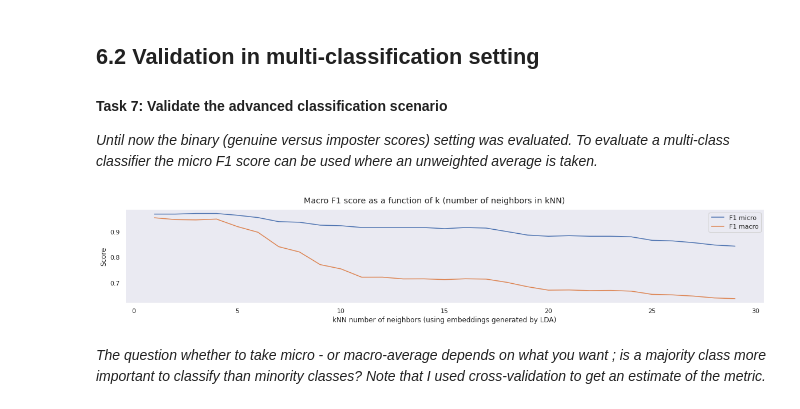
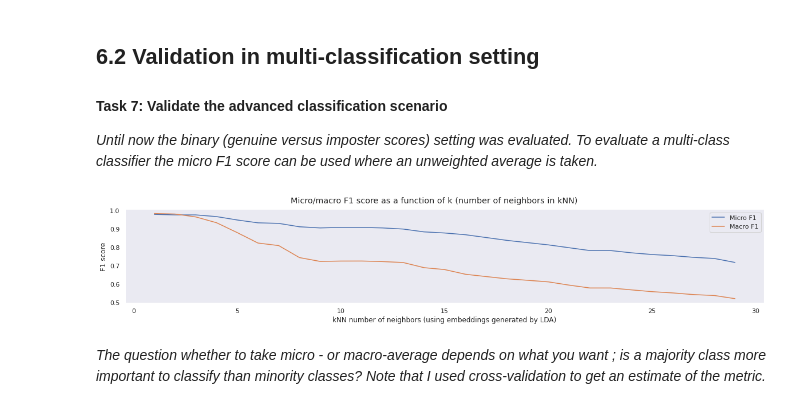
Before and after one commit to BrunoVandekerkhove/biometric-systems, a Jupyter notebook: face_recognition/facial_recognition.ipynb, the cells around one changed output. Drawn from its saved outputs; the diff is of its cells as text; code cells hidden in the pictures.

Commit message:
Classifier experiments (SVM, GradientBoosting, ...)

```diff
--- a/face_recognition/facial_recognition.ipynb
+++ b/face_recognition/facial_recognition.ipynb
@@ -382,6 +387,15 @@ class SiameseNetworkStrategy(FaceRecognitionStrategy):
               validation_split=0.2,
               batch_size=32, verbose=2, epochs=epochs)
   def describe(self, images):
+    if images.shape[0] > 500:
+      def chunks(lst, n):
+        for i in range(0, len(lst), n):
+          yield lst[i:i+n]
+      embeddings = []
+      for chunk in chunks(images, 500):
+        for embedding in self.encoder(chunk.astype(float)).numpy():
+          embeddings.append(embedding)
+      return np.asarray(embeddings)
     return self.encoder(images.astype(float)).numpy()
   def distance(self, embedding_1, embedding_2):
     return cv2.compareHist(np.float32(embedding_1), np.float32(embedding_2), cv2.HISTCMP_CHISQR)
@@ -417,11 +431,9 @@ Accuracy on the test set: 0.8899082568807339
 # %% [markdown]
 ### Classification in typical biometrics setting
 # %%
-# Train using all but the DNN strategies and calculate accuracy (default classifier is kNN, k=1)
-# DNN performance is determined later, but I didn't want to train for long just for an initial estimate
-# It's better than LDA
+# Train using all strategies and calculate accuracy (default classifier is kNN, k=1)
 strategy_classes = [LBPStrategy, PCAStrategy, LDAStrategy, SiameseNetworkStrategy]
 strategies = [strategy(x_train, y_train, x_test, y_test) for strategy in strategy_classes]
-for strategy in strategies[:-1]:
+for strategy in strategies:
   strategy.fit()
   print("Accuracy on the test set: {}".format(strategy.accuracy()))
@@ -834,7 +833,7 @@ import random
 def random_CMC(strategy, n_ranks=26, training=True):
     """CMC curve calculation with random galleries."""
     embeddings = strategy.describe(strategy.x_train) if strategy.embeddings is None else strategy.embeddings
-    embeddings_test = strategy.embeddings if training == True else strategy.describe(strategy.x_test)
+    embeddings_test = embeddings if training == True else strategy.describe(strategy.x_test)
     input_labels = strategy.y_train if training == True else strategy.y_test
     uniques = list(set(strategy.y_train))
     gallery_elements = [[i for i in range(len(strategy.y_train)) if strategy.y_train[i] == l] for l in uniques]
@@ -879,30 +878,30 @@ plt.show()
 # %%
 from sklearn.model_selection import cross_val_score
 from sklearn import metrics
 
 def get_nn_scores(strategy, metric='f1_micro', test_values=list(range(1,30))):
-  embeddings = strategy.describe(np.vstack((strategy.x_train, strategy.x_test)))
-  targets = np.hstack((strategy.y_train,strategy.y_test))
+  embeddings = strategy.describe(strategy.x_train)
+  targets = np.hstack(strategy.y_train)
   nn_scores = []
   for nb_neighbors in test_values:
     knn = KNeighborsClassifier(n_neighbors=nb_neighbors, metric='euclidean')
     scores = cross_val_score(knn, embeddings, targets, cv=2, scoring=metric)
     nn_scores.append(sum(scores) / len(scores))
   return nn_scores
 
 # Visualise
-strategy = strategies[2]
+test_values=list(range(1,30))
 center_plots()
-figure, axes = plt.subplots(figsize=(20,3))
-figure.suptitle('Macro F1 score as a function of k (number of neighbors in kNN)')
-axes.plot(test_values, get_nn_scores(strategy), label='F1 micro')
-axes.plot(test_values, get_nn_scores(strategy, metric='f1_macro'), label='F1 macro')
-axes.set(ylabel='Score')
+figure, axes = plt.subplots(nrows=1, ncols=1, figsize=(20,3))
+figure.suptitle('Micro/macro F1 score as a function of k (number of neighbors in kNN)')
+axes.plot(test_values, get_nn_scores(strategy, test_values=test_values), label='Micro F1')
+axes.plot(test_values, get_nn_scores(strategy, metric='f1_macro', test_values=test_values), label='Macro F1')
+axes.set(ylabel='F1 score')
 axes.set(xlabel='kNN number of neighbors (using embeddings generated by ' + strategy.name + ')')
 axes.legend()
 plt.show()
 # %% [output]
-[figure, old version]
+[figure, new version]
 # %% [markdown]
 *The question whether to take micro - or macro-average depends on what you want ; is a majority class more important to classify than minority classes? Note that I used cross-validation to get an estimate of the metric.*
 # %% [markdown]
```
Also changed, not shown: parts of 18 cells of this notebook.
